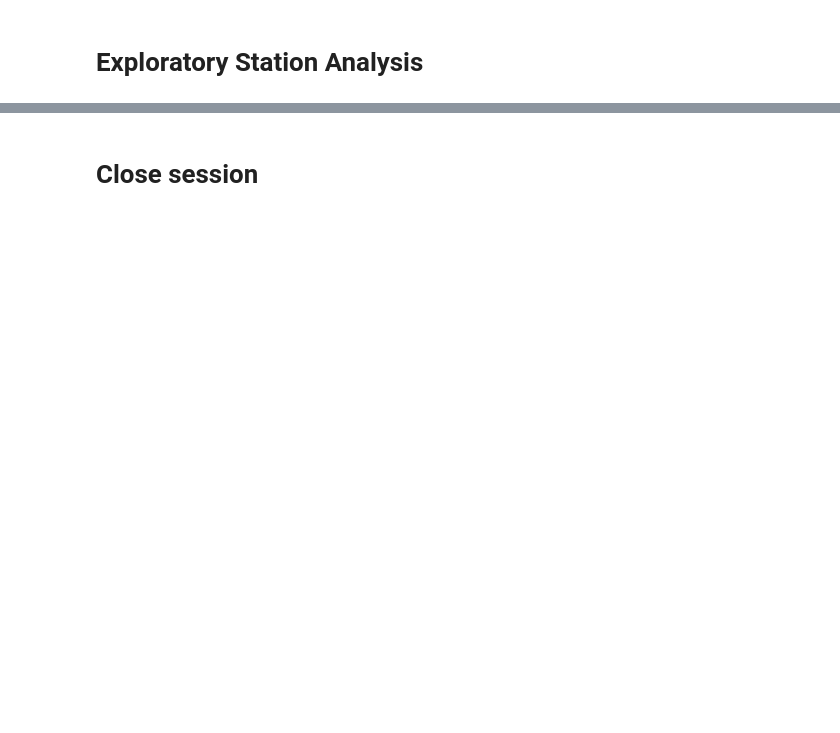
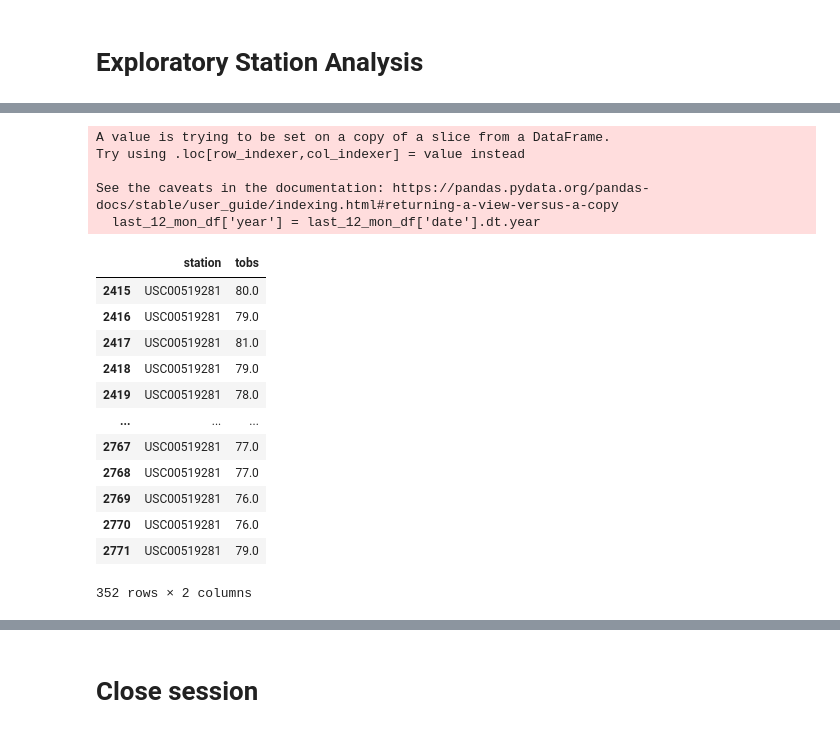
Before and after one commit to Ksheekey/SQLalchemy-challenge, a Jupyter notebook: Instructions/climate_starter.ipynb, the cells around one changed output, grey strips where cells are left out. Cells and saved outputs as stored; diff of their text form; code cells hidden in the pictures; blank space fills up the shorter version.

```diff
--- a/Instructions/climate_starter.ipynb
+++ b/Instructions/climate_starter.ipynb
@@ -125 +167,56 @@ final_date.describe()
+# %%
+# Using the most active station id
+# Query the last 12 months of temperature observation data for this station and plot the results as a histogram
+##Querying the last 12 months of temperature observation data for this station
+last_12_mon = pd.read_sql("SELECT * FROM measurement WHERE station = 'USC00519281'", conn)
+
+##query the same data but descending for the for loop
+last_12_mon_desc = pd.read_sql("SELECT * FROM measurement WHERE station = 'USC00519281' ORDER BY date DESC", conn)
+last_12_date = last_12_mon_desc['date']
+
+##find the most recent date
+for s in last_12_date:
+    most_recent_date = s
+    break
+
+##converting the date column to datetime
+##breaking up the date and adding year month and date columns
+last_12_mon['date'] = pd.to_datetime(last_12_mon['date'])
+last_12_mon_df = last_12_mon[['station','date','tobs']]
+last_12_mon_df['year'] = last_12_mon_df['date'].dt.year
+last_12_mon_df['month'] = last_12_mon_df['date'].dt.month
+last_12_mon_df['day'] = last_12_mon_df['date'].dt.day
+last_12_mon_df
+
+##calculating the date for 1 year ago and making it a variable to call
+find_12mon_date = last_12_mon_df.loc[last_12_mon_df['date'] == most_recent_date]
+yr_ago = find_12mon_date['year'].max()
+yr_ago_yr = yr_ago - 1
+yr_ago_mon = find_12mon_date['month'].max()
+yr_ago_day = find_12mon_date['day'].max()
+yr_ago_date = (f"{yr_ago_yr}-{yr_ago_mon}-{yr_ago_day}")
+
+##finding the needed data and columns
+last_12 = last_12_mon_df[(last_12_mon_df['date'] >= yr_ago_date) & (data_info_df['date'] <= most_recent_date)]
+last_12_ndd = last_12[['station','tobs']]
+last_12_ndd
+# %% [output]
+A value is trying to be set on a copy of a slice from a DataFrame.
+Try using .loc[row_indexer,col_indexer] = value instead
+
+See the caveats in the documentation: https://pandas.pydata.org/pandas-docs/stable/user_guide/indexing.html#returning-a-view-versus-a-copy
+  last_12_mon_df['year'] = last_12_mon_df['date'].dt.year
+|  | station | tobs |
+| 2415 | USC00519281 | 80.0 |
+| 2416 | USC00519281 | 79.0 |
+| 2417 | USC00519281 | 81.0 |
+| 2418 | USC00519281 | 79.0 |
+| 2419 | USC00519281 | 78.0 |
+| ... | ... | ... |
+| 2767 | USC00519281 | 77.0 |
+| 2768 | USC00519281 | 77.0 |
+| 2769 | USC00519281 | 76.0 |
+| 2770 | USC00519281 | 76.0 |
+| 2771 | USC00519281 | 79.0 |
+352 rows × 2 columns
 # %%
```
Also changed, not shown: parts of 11 cells of this notebook, 1 other file.
